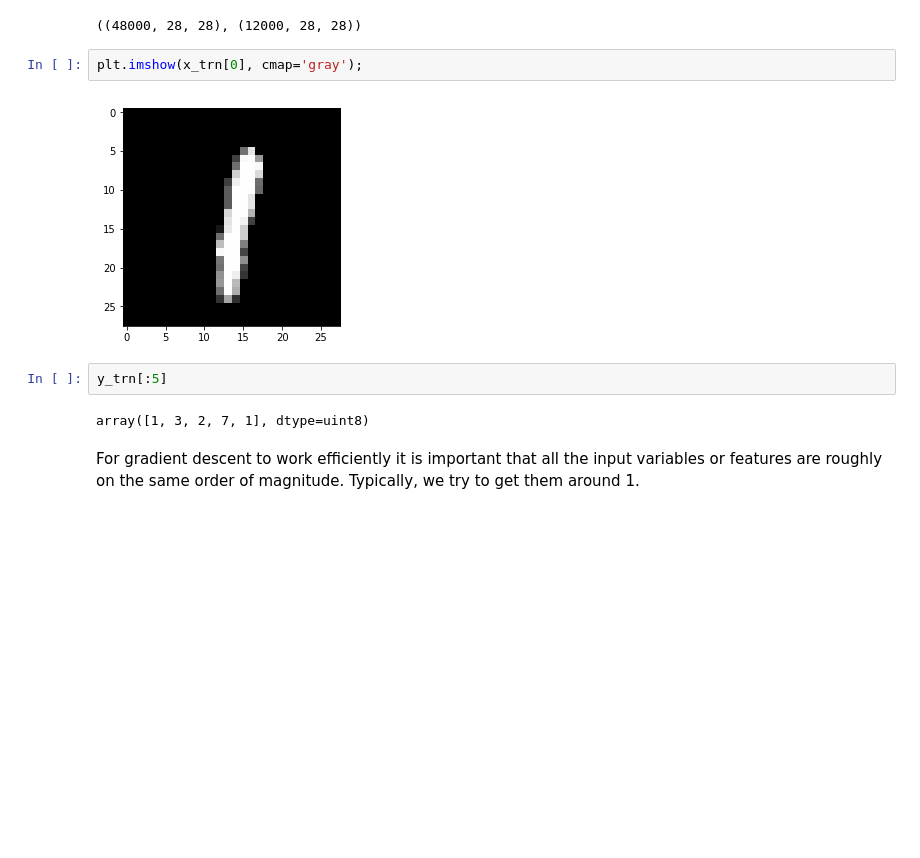
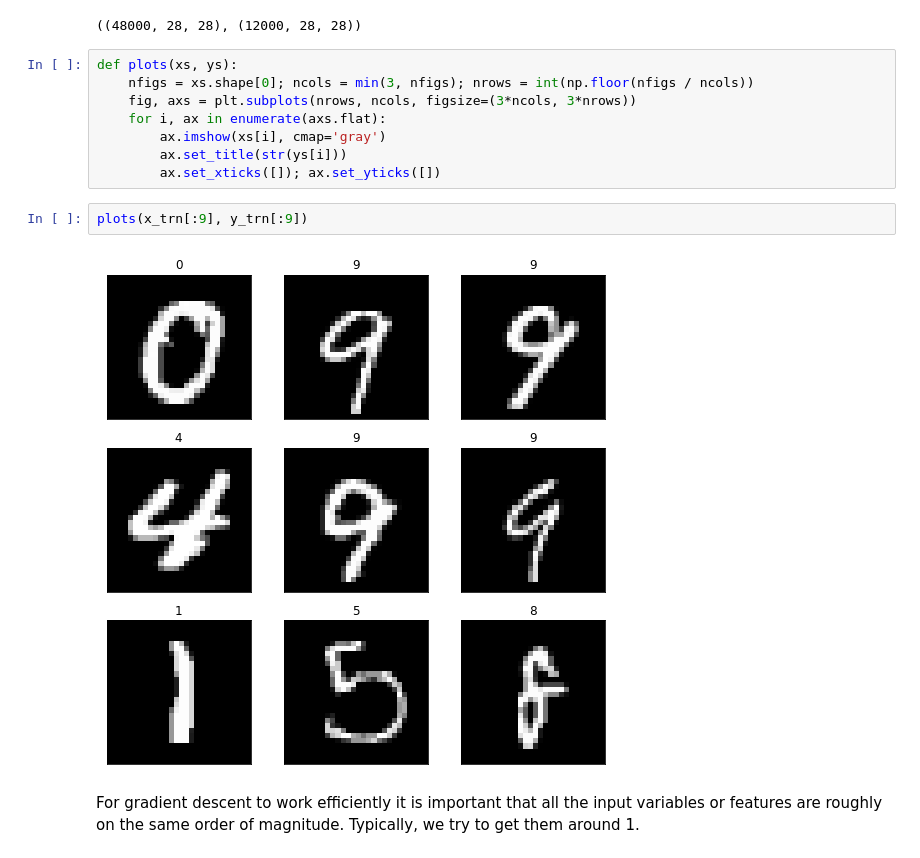
Before and after one commit to raspstephan/ESS-Python-Tutorial, a Jupyter notebook: materials/week6/mnist.ipynb, the cells around one changed output. Cells and saved outputs as stored; diff of their text form; blank space fills up the shorter version.

```diff
--- a/materials/week6/mnist.ipynb
+++ b/materials/week6/mnist.ipynb
@@ -43,14 +46,18 @@ x_trn, x_val, y_trn, y_val = train_test_split(x_trn, y_trn, test_size=0.2)
 x_trn.shape, x_val.shape
 # %% [output]
 ((48000, 28, 28), (12000, 28, 28))
-# %%
-plt.imshow(x_trn[0], cmap='gray');
-# %% [output]
-[figure, removed]
-# %%
-y_trn[:5]
-# %% [output]
-array([1, 3, 2, 7, 1], dtype=uint8)
+# %%
+def plots(xs, ys):
+    nfigs = xs.shape[0]; ncols = min(3, nfigs); nrows = int(np.floor(nfigs / ncols))
+    fig, axs = plt.subplots(nrows, ncols, figsize=(3*ncols, 3*nrows))
+    for i, ax in enumerate(axs.flat):
+        ax.imshow(xs[i], cmap='gray')
+        ax.set_title(str(ys[i]))
+        ax.set_xticks([]); ax.set_yticks([])
+# %%
+plots(x_trn[:9], y_trn[:9])
+# %% [output]
+[figure, added]
 # %% [markdown]
 For gradient descent to work efficiently it is important that all the input variables or features are roughly on the same order of magnitude. Typically, we try to get them around 1.
 # %%
```
Also changed, not shown: parts of 32 cells of this notebook.
